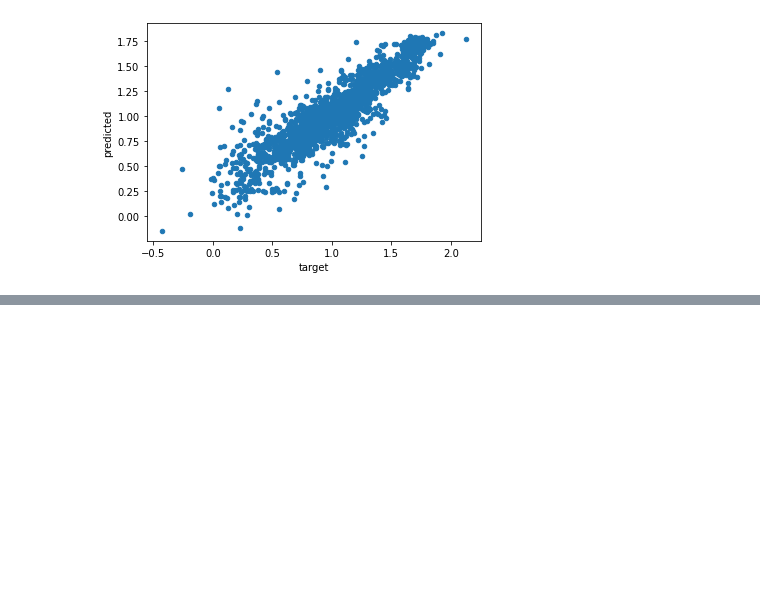
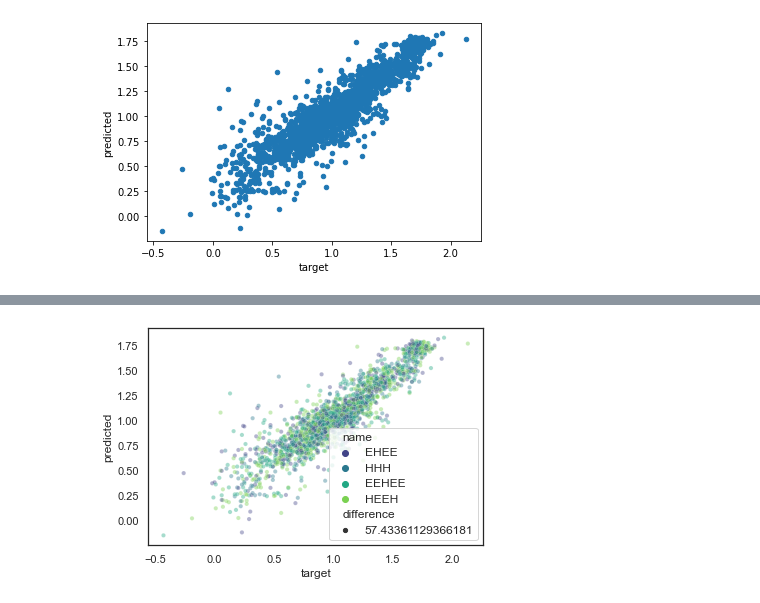
Before and after one commit to AlessioZanga/BioHackaton2021, a Jupyter notebook: evaluation.ipynb, the cells around one changed output, grey strips where cells are left out. Drawn from its saved outputs; the diff is of its cells as text; code cells hidden in the pictures; blank space fills up the shorter version.

```diff
--- a/evaluation.ipynb
+++ b/evaluation.ipynb
@@ -40,0 +56,8 @@ _ = evaluate.plot.scatter("target", "predicted")
+# %%
+#sns.set_theme(style="white")
+_ = sns.scatterplot(x="target", y="predicted", hue="name",
+                    size="difference" ,palette="viridis",
+                    data=evaluate, alpha=0.4);
+plt.savefig('./data/performance.png', dpi=1200)
+# %% [output]
+[figure, added]
```
Also changed, not shown: parts of 6 cells of this notebook.
